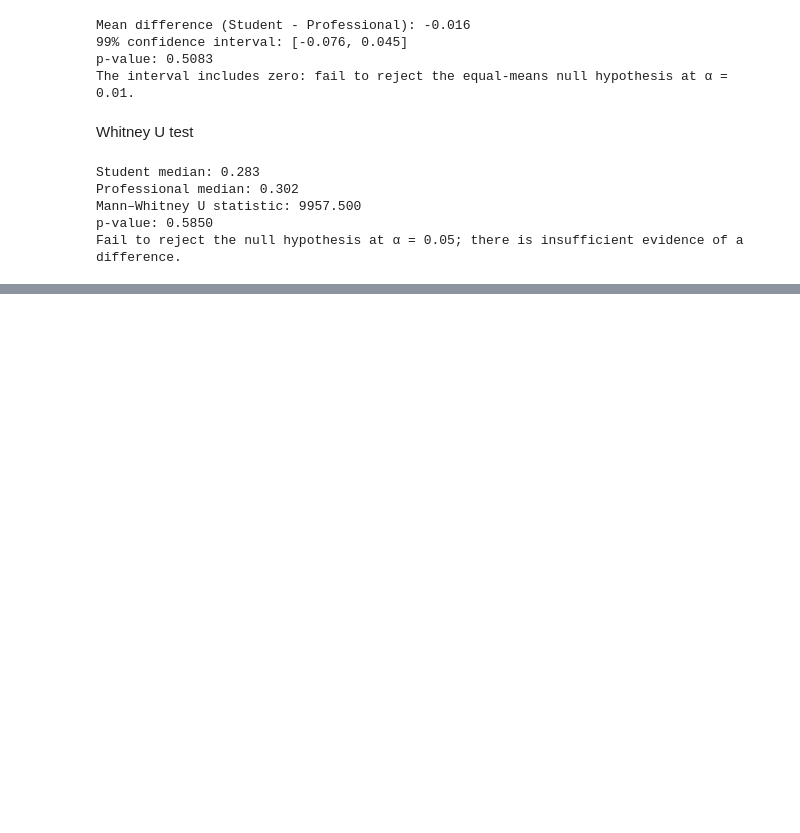
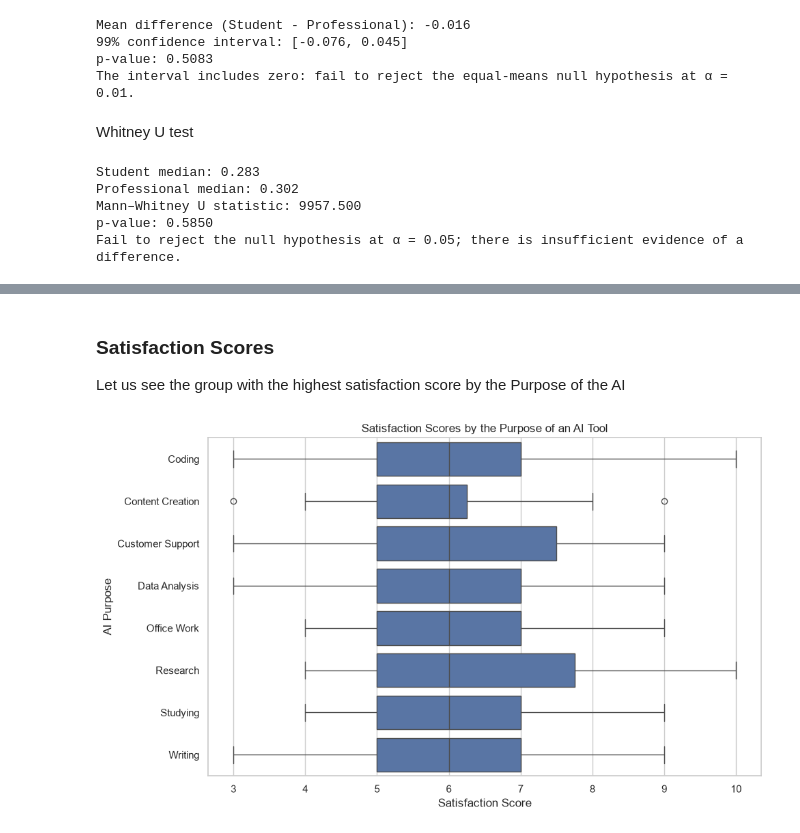
Before and after one commit to strait593/AI-Tools-Usage-Analysis, a Jupyter notebook: notebooks/inference_tests.ipynb, the cells around one changed output, grey strips where cells are left out. Drawn from its saved outputs; the diff is of its cells as text; code cells hidden in the pictures; blank space fills up the shorter version.

```diff
--- a/notebooks/inference_tests.ipynb
+++ b/notebooks/inference_tests.ipynb
@@ -240,0 +315,27 @@ Fail to reject the null hypothesis at α = 0.05; there is insufficient evidence
+# %% [markdown]
+### Satisfaction Scores
+
+Let us see the group with the highest satisfaction score by the Purpose of the AI
+# %%
+purpose_order = (
+    df.groupby("AI_Purpose")["Satisfaction_Score"]
+    .median()
+    .sort_values()
+    .index
+)
+
+plt.figure(figsize=(10, 6))
+sns.boxplot(
+    data=df,
+    x="Satisfaction_Score",
+    y="AI_Purpose",
+    order=purpose_order
+)
+plt.title("Satisfaction Scores by the Purpose of an AI Tool")
+plt.xlabel("Satisfaction Score")
+plt.ylabel("AI Purpose")
+
+plt.tight_layout()
+plt.show()
+# %% [output]
+[figure, added]
```
Also changed, not shown: parts of 8 cells of this notebook.
